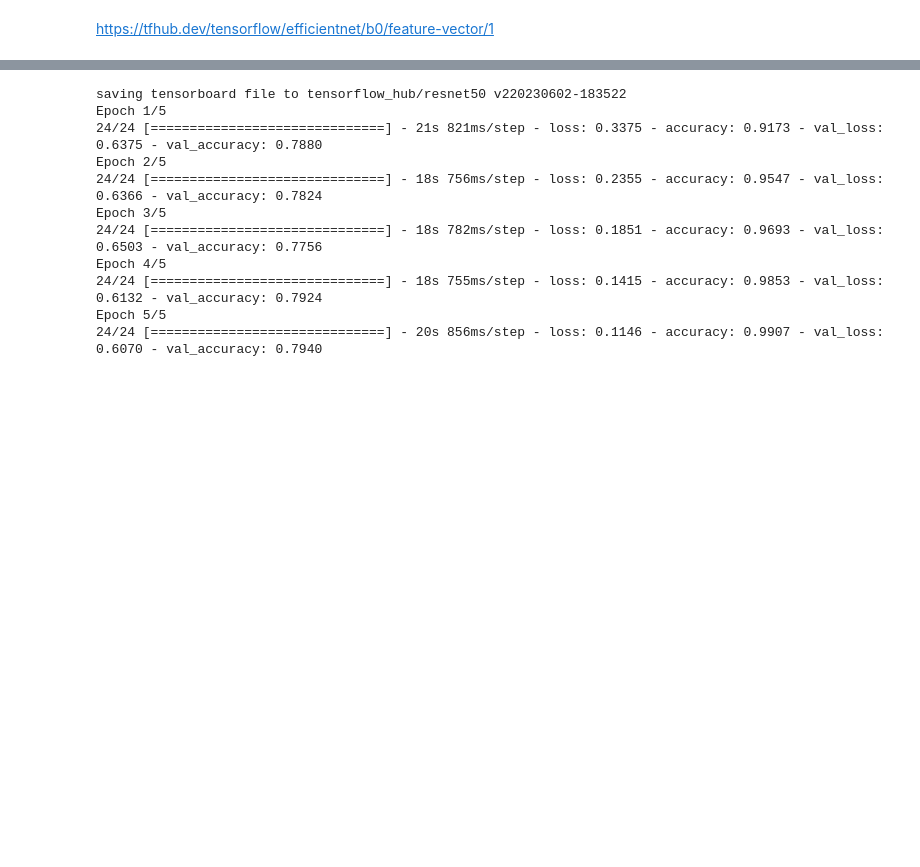
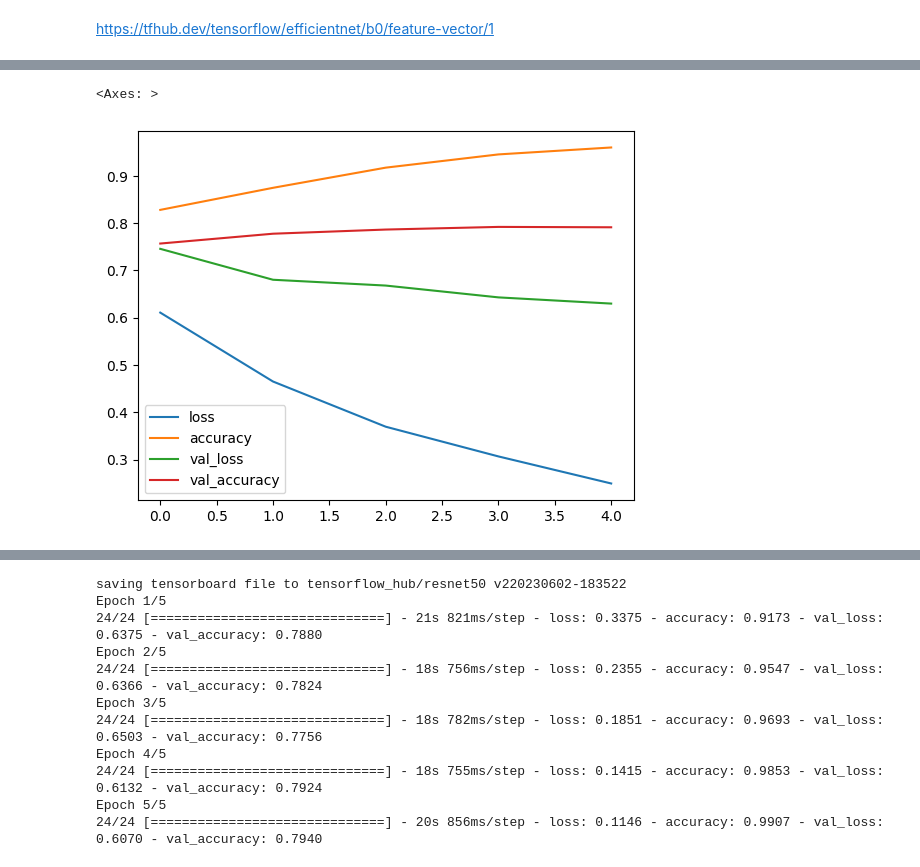
Before and after one commit to KrishnaSChavan/MachineLearning, a Jupyter notebook: Transfer_learning_1.ipynb, the cells around one changed output, grey strips where cells are left out. Saved outputs shown, nothing was run; the diff lists cells and outputs as text; code cells hidden in the pictures; blank space fills up the shorter version.

```diff
--- a/Transfer_learning_1.ipynb
+++ b/Transfer_learning_1.ipynb
@@ -197,11 +215,12 @@ resnet_model.compile(
     metrics=['accuracy']
 )
 # %%
-history=resnet_model.fit(
+resnet_history=resnet_model.fit(
             train_data,
             epochs = 5,
             steps_per_epoch =len(train_data),
             validation_data=test_data,
-            validation_steps=len(test_data)
-        )
+            validation_steps=len(test_data),
+            callbacks=[create_tensorboard_callback(dir_name='tensorflow_hub',experiment_name='resnet50 v2')]
+)
 # %% [output]
@@ -218,5 +238,8 @@ Epoch 5/5
 # %%
-pd.DataFrame(history.history).plot()
+pd.DataFrame(resnet_history.history).plot()
+# %% [output]
+<Axes: >
+[figure, added]
 # %%
 effnet_model.compile(
     loss = "categorical_crossentropy",
```
Also changed, not shown: parts of 23 cells of this notebook.
